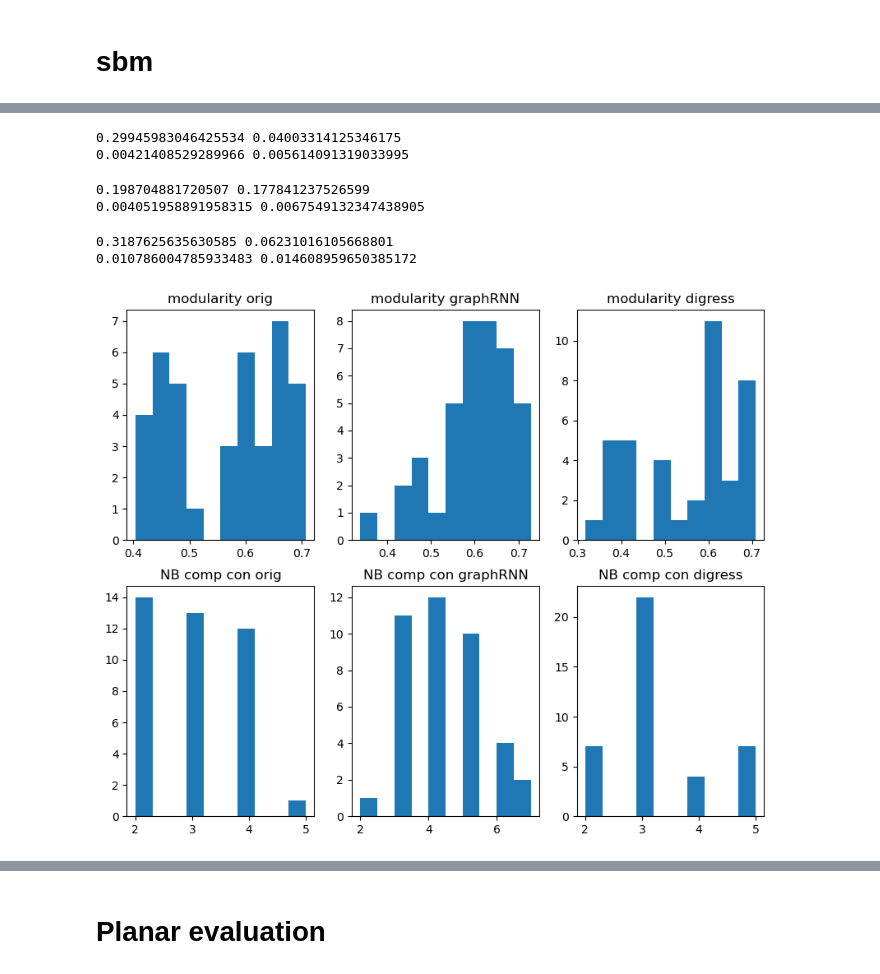
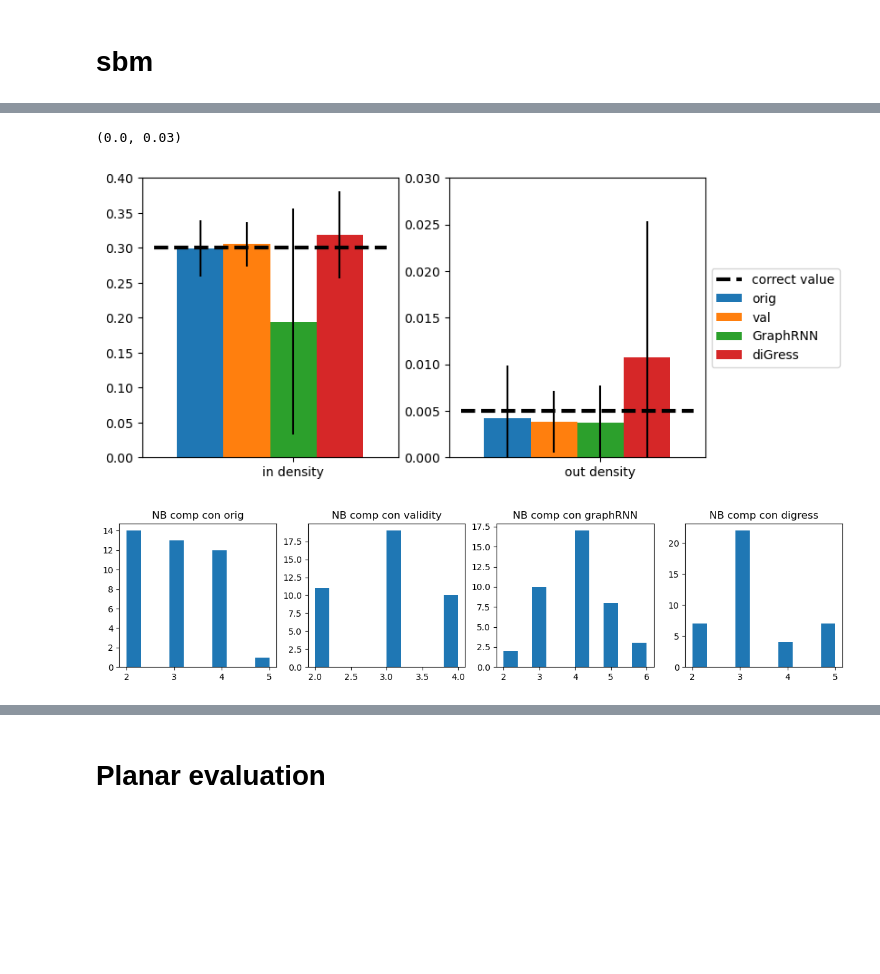
Before and after one commit to manfred-jaeger-aalborg/AHK, a Jupyter notebook: evaluation/Usage Evaluation.ipynb, the cells around one changed output, grey strips where cells are left out. Cells and saved outputs as stored; diff of their text form; code cells hidden in the pictures; blank space fills up the shorter version.

```diff
--- a/evaluation/Usage Evaluation.ipynb
+++ b/evaluation/Usage Evaluation.ipynb
@@ -103,18 +152,42 @@ def within_out_com_density(graphs):
-# %%
-within_out_com_density(orig)
-# %% [output]
-0.29945983046425534 0.04003314125346175
-0.00421408529289966 0.005614091319033995
-# %%
-within_out_com_density(graphRNN)
-# %% [output]
-0.198704881720507 0.177841237526599
-0.004051958891958315 0.0067549132347438905
-# %%
-within_out_com_density(digress)
-# %% [output]
-0.3187625635630585 0.06231016105668801
-0.010786004785933483 0.014608959650385172
+# %%
+val,orig = load_orig("sbm")
+path = "../../Generate_graphs/generated/graphrnn/sbm/GraphRNN_RNN_sbm_4_128_pred_2900_1.dat"
+graphRNN = load_graphRNN(path)[0:len(orig)]
+path = "../../Generate_graphs/generated/digress/sbm_0_fullprec_resume/generated_adjs.npz"
+digress = load_digress(path)
+# %%
+fig, axs = plt.subplots(1, 2,figsize=(8, 4))
+
+
+in_m, in_s, ou_m, ou_s = within_out_com_density(orig)
+x = np.array(range(1))
+axs[0].bar(x-0.2,[in_m],yerr=[in_s],width=0.1,label="orig")
+axs[1].bar(x-0.2,[ou_m],yerr=[ou_s],width=0.1,label="orig")
+
+in_m, in_s, ou_m, ou_s = within_out_com_density(val)
+x = np.array(range(1))
+axs[0].bar(x-0.1,[in_m],yerr=[in_s],width=0.1,label="val")
+axs[1].bar(x-0.1,[ou_m],yerr=[ou_s],width=0.1,label="val")
+
+
+in_m, in_s, ou_m, ou_s = within_out_com_density(graphRNN)
+axs[0].bar(x-0,[in_m],yerr=[in_s],width=0.1,label="GraphRNN")
+axs[1].bar(x-0,[ou_m],yerr=[ou_s],width=0.1,label="GraphRNN")
+
+in_m, in_s, ou_m, ou_s = within_out_com_density(digress)
+axs[0].bar(x+0.1,[in_m],yerr=[in_s],width=0.1,label="diGress")
+axs[1].bar(x+0.1,[ou_m],yerr=[ou_s],width=0.1,label="diGress")
+
+axs[0].set_xticks([0],["in density"])
+axs[1].set_xticks([0],["out density"])
+
+axs[0].hlines(0.3,-0.3,0.2,linewidth=3,color="black",linestyle="dashed")
+axs[1].hlines(0.005,-0.3,0.2,linewidth=3,color="black",linestyle="dashed",label="correct value")
+axs[1].legend(loc='center left', bbox_to_anchor=(1, 0.5))
+axs[1].set_ylim(0,0.03)
+# %% [output]
+(0.0, 0.03)
+[figure, added]
 # %%
 def modularity_len_comm(graphs):
     mod = []
@@ -126,29 +199,24 @@ def modularity_len_comm(graphs):
     return mod,len_com
 # %%
 mod_ori, len_com_ori = modularity_len_comm(orig)
+mod_val, len_com_val = modularity_len_comm(val)
 mod_rnn, len_com_rnn = modularity_len_comm(graphRNN)
 mod_dig, len_com_dig = modularity_len_comm(digress)
 # %%
-plt.figure(figsize=(10,8))
-plt.subplot(231)
-plt.title("modularity orig")
-plt.hist(mod_ori)
-plt.subplot(232)
-plt.title("modularity graphRNN")
-plt.hist(mod_rnn)
-plt.subplot(233)
-plt.title("modularity digress")
-plt.hist(mod_dig)
-plt.subplot(234)
+plt.figure(figsize=(15,3))
+plt.subplot(141)
 plt.title("NB comp con orig")
 plt.hist(len_com_ori)
-plt.subplot(235)
+plt.subplot(142)
+plt.title("NB comp con validity")
+plt.hist(len_com_val)
+plt.subplot(143)
 plt.title("NB comp con graphRNN")
 plt.hist(len_com_rnn)
-plt.subplot(236)
+plt.subplot(144)
 plt.title("NB comp con digress")
 plt.hist(len_com_dig)
 plt.show()
 # %% [output]
-[figure, old version]
+[figure, new version]
 # %%
```
Also changed, not shown: parts of 66 cells of this notebook, 21 other files.
